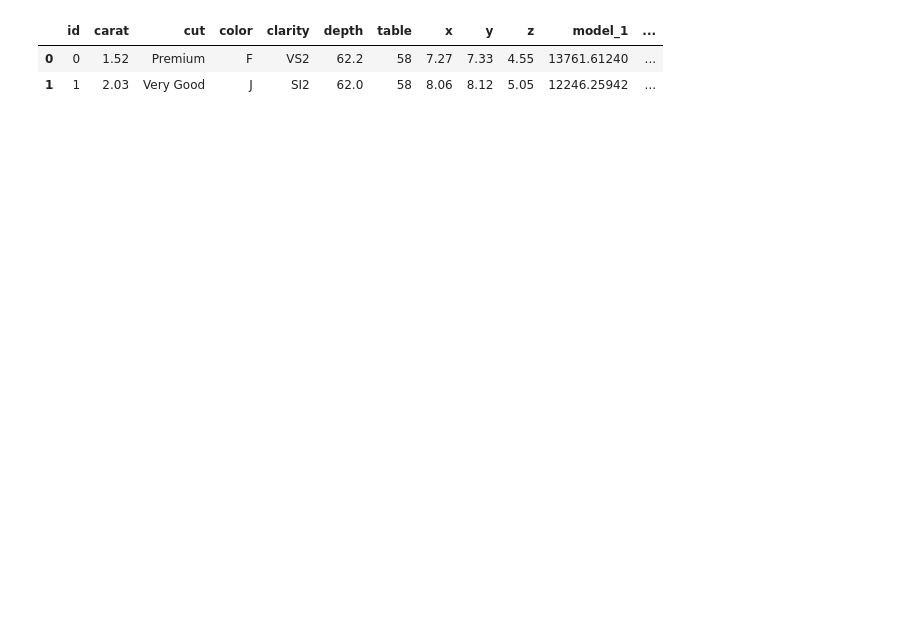
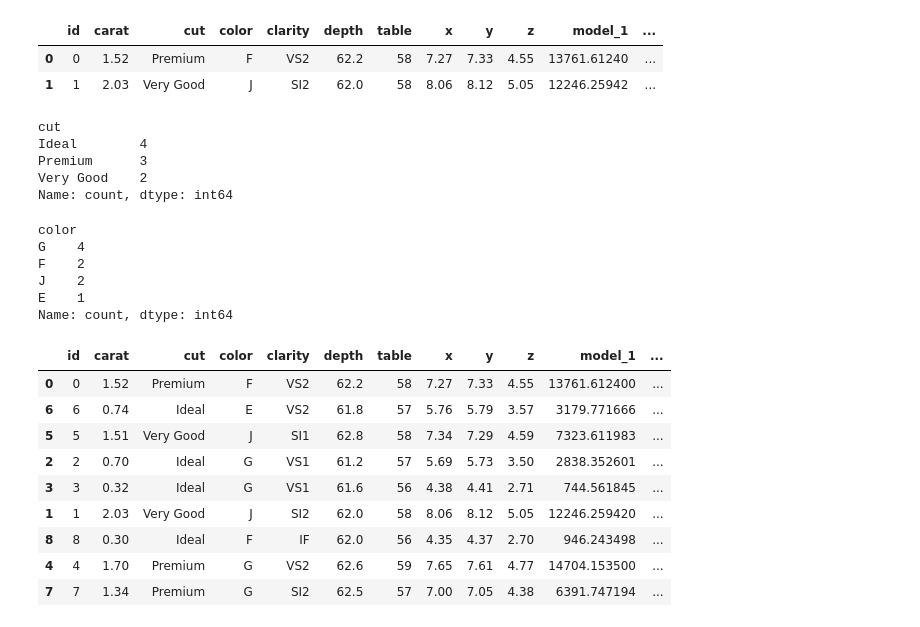
Before and after one commit to abhishekanand-02/MLOps_project, a Jupyter notebook: experiment/experiments.ipynb, the cells around one changed output. Cells and saved outputs as stored; diff of their text form; code cells hidden in the pictures; blank space fills up the shorter version.

```diff
--- a/experiment/experiments.ipynb
+++ b/experiment/experiments.ipynb
@@ -8,3 +8,33 @@ data.head(2)
 |  | id | carat | cut | color | clarity | depth | table | x | y | z | model_1 | ... |
 | 0 | 0 | 1.52 | Premium | F | VS2 | 62.2 | 58 | 7.27 | 7.33 | 4.55 | 13761.61240 | ... |
 | 1 | 1 | 2.03 | Very Good | J | SI2 | 62.0 | 58 | 8.06 | 8.12 | 5.05 | 12246.25942 | ... |
+# %%
+data["cut"].value_counts()
+# %% [output]
+cut
+Ideal        4
+Premium      3
+Very Good    2
+Name: count, dtype: int64
+# %%
+data["color"].value_counts()
+# %% [output]
+color
+G    4
+F    2
+J    2
+E    1
+Name: count, dtype: int64
+# %%
+data.sample(9)
+# %% [output]
+|  | id | carat | cut | color | clarity | depth | table | x | y | z | model_1 | ... |
+| 0 | 0 | 1.52 | Premium | F | VS2 | 62.2 | 58 | 7.27 | 7.33 | 4.55 | 13761.612400 | ... |
+| 6 | 6 | 0.74 | Ideal | E | VS2 | 61.8 | 57 | 5.76 | 5.79 | 3.57 | 3179.771666 | ... |
+| 5 | 5 | 1.51 | Very Good | J | SI1 | 62.8 | 58 | 7.34 | 7.29 | 4.59 | 7323.611983 | ... |
+| 2 | 2 | 0.70 | Ideal | G | VS1 | 61.2 | 57 | 5.69 | 5.73 | 3.50 | 2838.352601 | ... |
+| 3 | 3 | 0.32 | Ideal | G | VS1 | 61.6 | 56 | 4.38 | 4.41 | 2.71 | 744.561845 | ... |
+| 1 | 1 | 2.03 | Very Good | J | SI2 | 62.0 | 58 | 8.06 | 8.12 | 5.05 | 12246.259420 | ... |
+| 8 | 8 | 0.30 | Ideal | F | IF | 62.0 | 56 | 4.35 | 4.37 | 2.70 | 946.243498 | ... |
+| 4 | 4 | 1.70 | Premium | G | VS2 | 62.6 | 59 | 7.65 | 7.61 | 4.77 | 14704.153500 | ... |
+| 7 | 7 | 1.34 | Premium | G | SI2 | 62.5 | 57 | 7.00 | 7.05 | 4.38 | 6391.747194 | ... |
```
Also changed, not shown: parts of 19 cells of this notebook.
